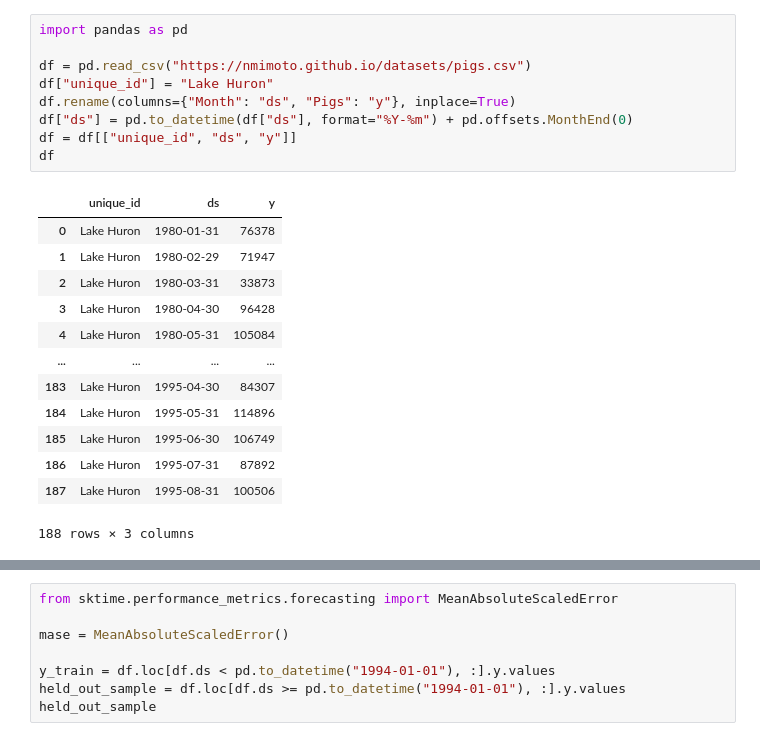
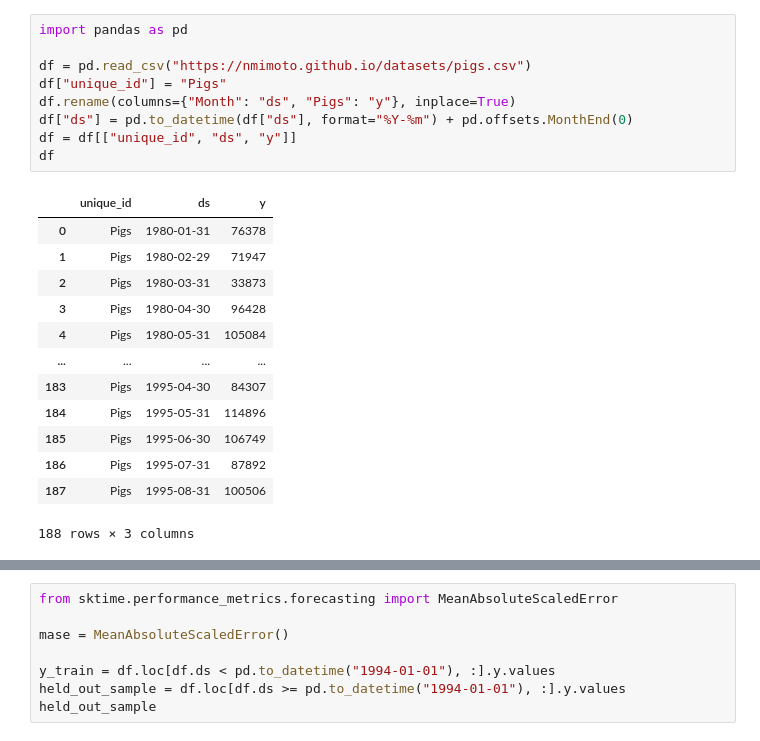
Before and after one commit to RobertWSmith/time-series-llm, a Jupyter notebook: experiment-01.ipynb, the cells around one changed output, grey strips where cells are left out. Drawn from its saved outputs; the diff is of its cells as text.

```diff
--- a/experiment-01.ipynb
+++ b/experiment-01.ipynb
@@ -1,25 +1,25 @@
 # %%
 import pandas as pd
 
 df = pd.read_csv("https://nmimoto.github.io/datasets/pigs.csv")
-df["unique_id"] = "Lake Huron"
+df["unique_id"] = "Pigs"
 df.rename(columns={"Month": "ds", "Pigs": "y"}, inplace=True)
 df["ds"] = pd.to_datetime(df["ds"], format="%Y-%m") + pd.offsets.MonthEnd(0)
 df = df[["unique_id", "ds", "y"]]
 df
 # %% [output]
 |  | unique_id | ds | y |
-| 0 | Lake Huron | 1980-01-31 | 76378 |
-| 1 | Lake Huron | 1980-02-29 | 71947 |
-| 2 | Lake Huron | 1980-03-31 | 33873 |
-| 3 | Lake Huron | 1980-04-30 | 96428 |
-| 4 | Lake Huron | 1980-05-31 | 105084 |
+| 0 | Pigs | 1980-01-31 | 76378 |
+| 1 | Pigs | 1980-02-29 | 71947 |
+| 2 | Pigs | 1980-03-31 | 33873 |
+| 3 | Pigs | 1980-04-30 | 96428 |
+| 4 | Pigs | 1980-05-31 | 105084 |
 | ... | ... | ... | ... |
-| 183 | Lake Huron | 1995-04-30 | 84307 |
-| 184 | Lake Huron | 1995-05-31 | 114896 |
-| 185 | Lake Huron | 1995-06-30 | 106749 |
-| 186 | Lake Huron | 1995-07-31 | 87892 |
-| 187 | Lake Huron | 1995-08-31 | 100506 |
+| 183 | Pigs | 1995-04-30 | 84307 |
+| 184 | Pigs | 1995-05-31 | 114896 |
+| 185 | Pigs | 1995-06-30 | 106749 |
+| 186 | Pigs | 1995-07-31 | 87892 |
+| 187 | Pigs | 1995-08-31 | 100506 |
 188 rows × 3 columns
 # %%
 from statsforecast import StatsForecast
```
Also changed, not shown: parts of 7 cells of this notebook, 4 other files.
